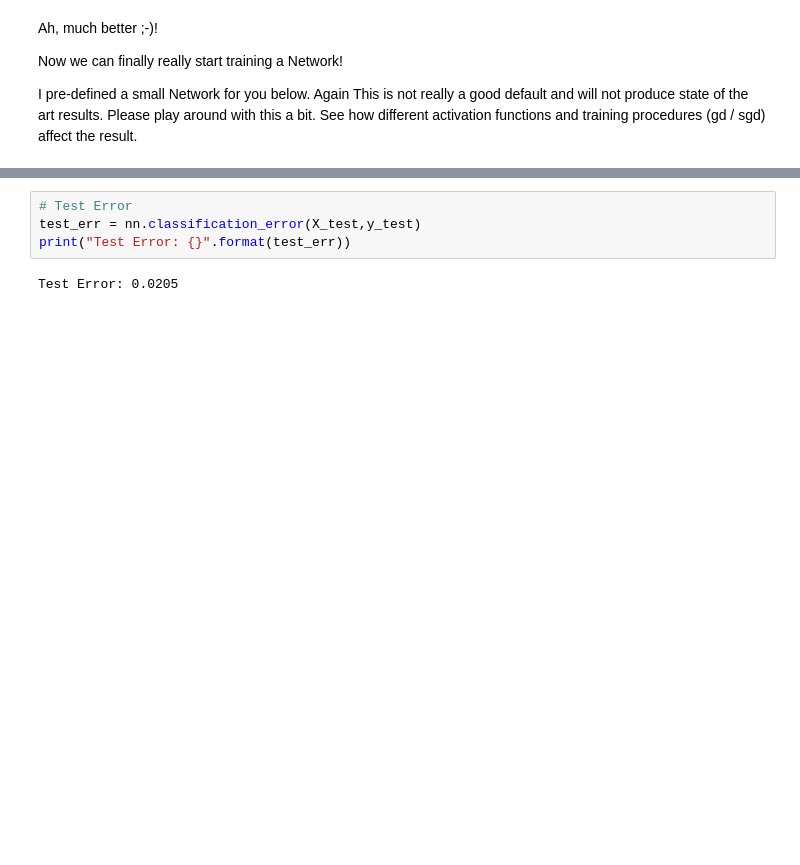
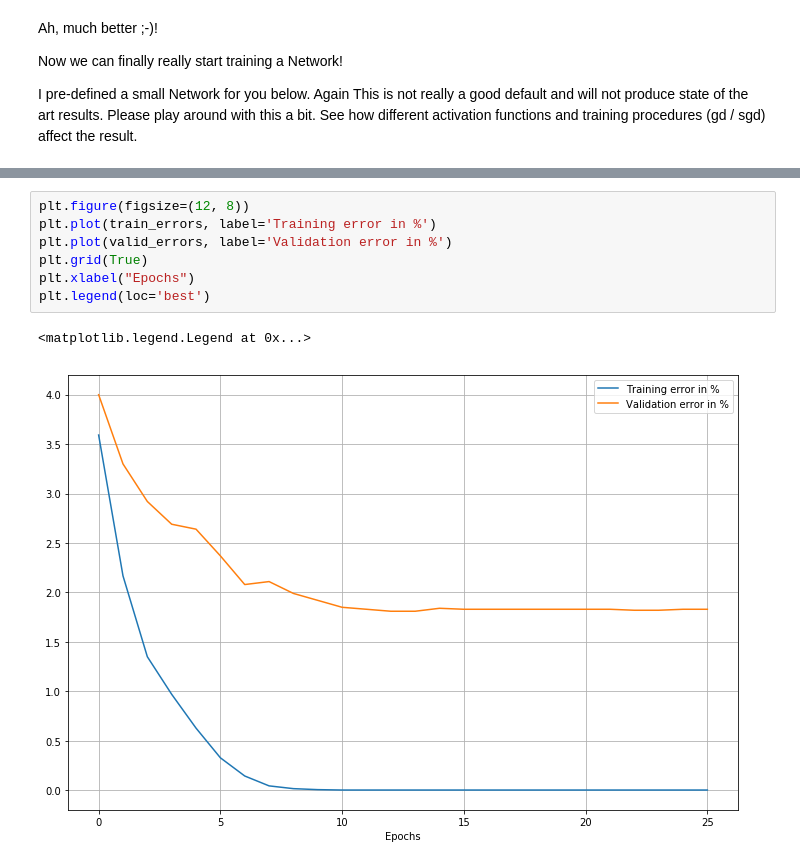
Before and after one commit to js1285/JochenSautterDL, a Jupyter notebook: exercise_1.ipynb, the cells around one changed output, grey strips where cells are left out. Drawn from its saved outputs; the diff is of its cells as text; blank space fills up the shorter version.

```diff
--- a/exercise_1.ipynb
+++ b/exercise_1.ipynb
@@ -861,7 +754,11 @@ Duration: 310.6s
-# %%
-# Test Error
-test_err = nn.classification_error(X_test,y_test)
-print("Test Error: {}".format(test_err))
-# %% [output]
-Test Error: 0.0205
+# %%
+plt.figure(figsize=(12, 8))
+plt.plot(train_errors, label='Training error in %')
+plt.plot(valid_errors, label='Validation error in %')
+plt.grid(True)
+plt.xlabel("Epochs")
+plt.legend(loc='best')
+# %% [output]
+<matplotlib.legend.Legend at 0x...>
+[figure, added]
 # %%
```
Also changed, not shown: parts of 9 cells of this notebook.
